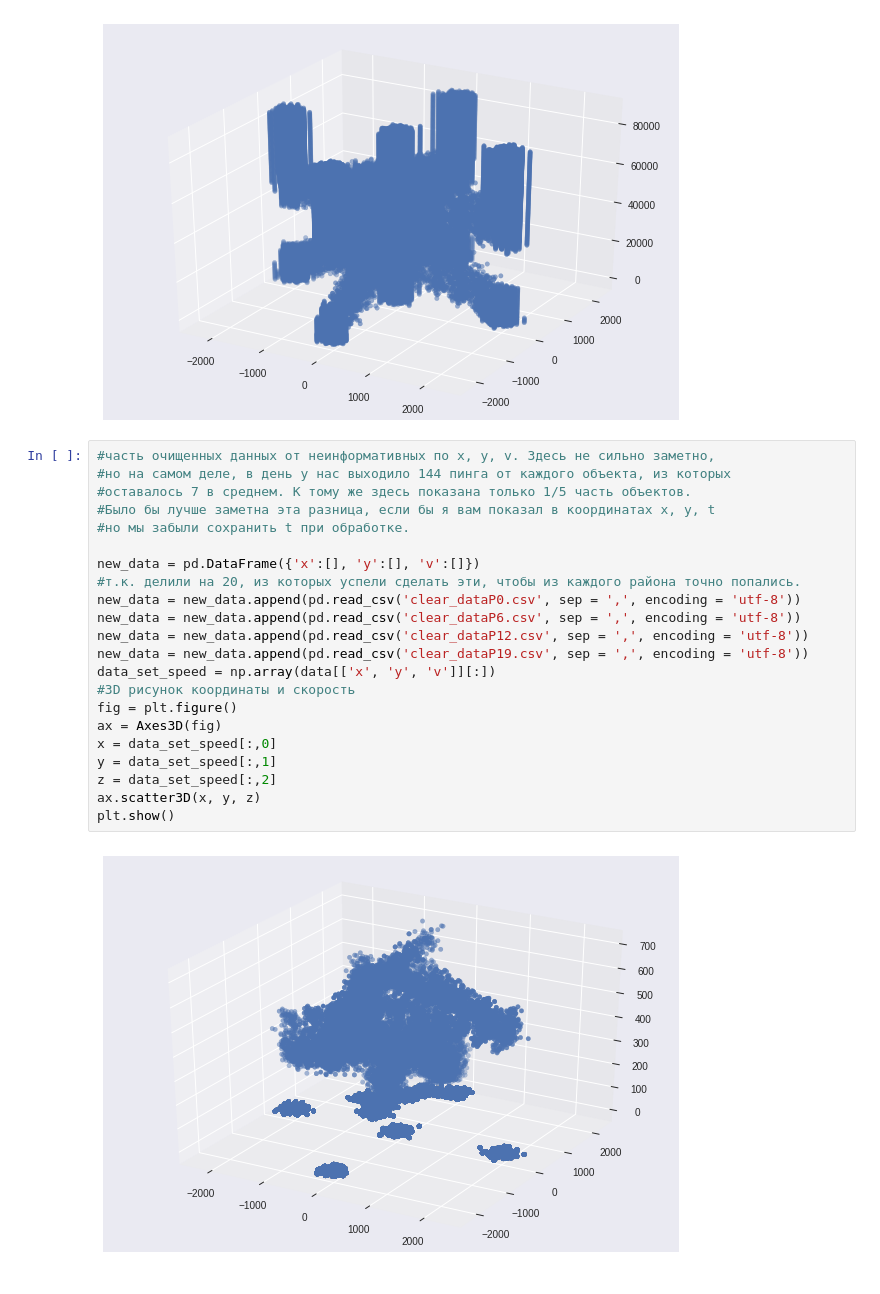
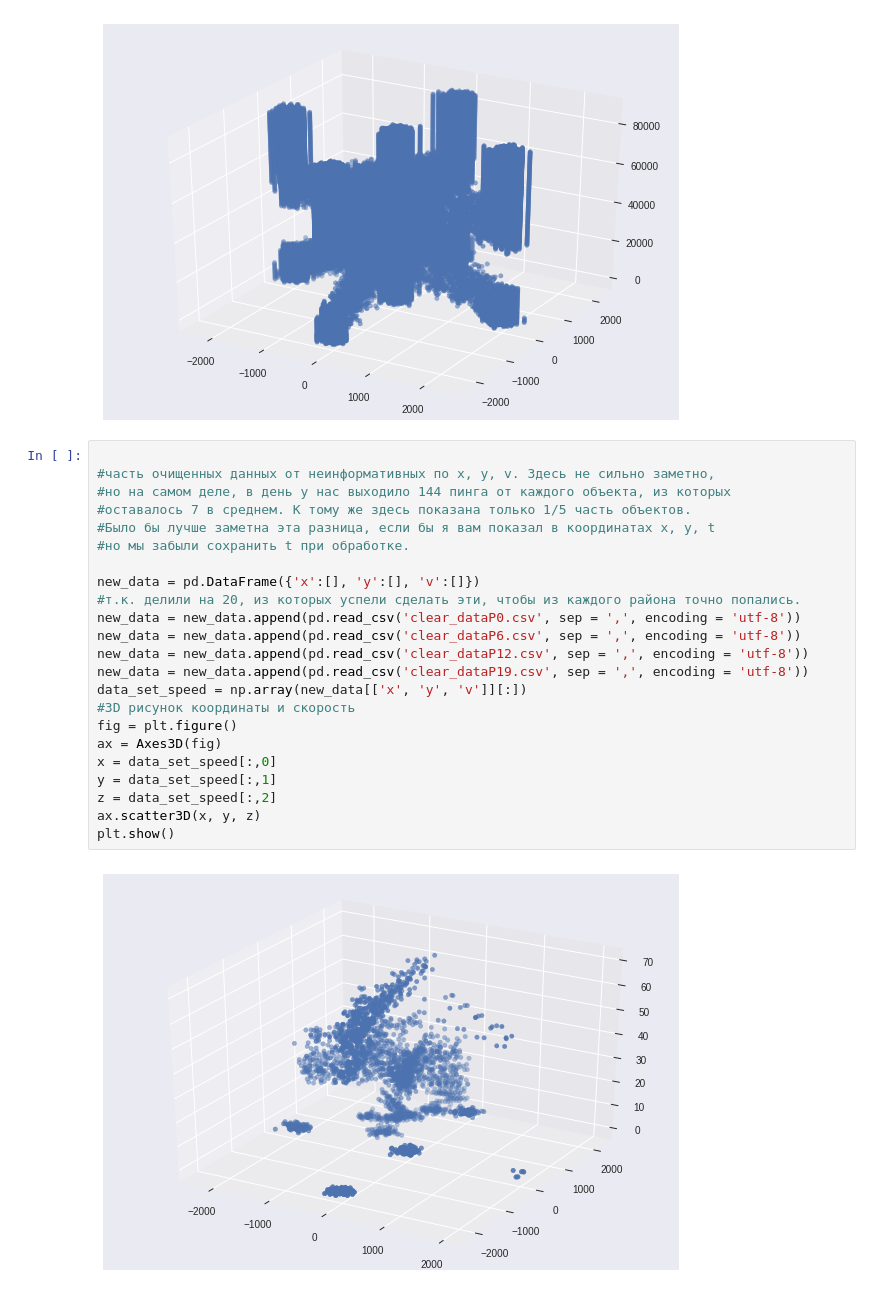
Before and after one commit to medzumi/iot_transport, a Jupyter notebook: data_v3_grapical.ipynb, the cells around one changed output. Drawn from its saved outputs; the diff is of its cells as text.

```diff
--- a/data_v3_grapical.ipynb
+++ b/data_v3_grapical.ipynb
@@ -38,26 +38,27 @@ plt.show()
 # %% [output]
 [figure]
 # %%
+
 #часть очищенных данных от неинформативных по x, y, v. Здесь не сильно заметно,
 #но на самом деле, в день у нас выходило 144 пинга от каждого объекта, из которых
 #оставалось 7 в среднем. К тому же здесь показана только 1/5 часть объектов.
 #Было бы лучше заметна эта разница, если бы я вам показал в координатах x, y, t
 #но мы забыли сохранить t при обработке.
 
 new_data = pd.DataFrame({'x':[], 'y':[], 'v':[]})
 #т.к. делили на 20, из которых успели сделать эти, чтобы из каждого района точно попались.
 new_data = new_data.append(pd.read_csv('clear_dataP0.csv', sep = ',', encoding = 'utf-8'))
 new_data = new_data.append(pd.read_csv('clear_dataP6.csv', sep = ',', encoding = 'utf-8'))
 new_data = new_data.append(pd.read_csv('clear_dataP12.csv', sep = ',', encoding = 'utf-8'))
 new_data = new_data.append(pd.read_csv('clear_dataP19.csv', sep = ',', encoding = 'utf-8'))
-data_set_speed = np.array(data[['x', 'y', 'v']][:])
+data_set_speed = np.array(new_data[['x', 'y', 'v']][:])
 #3D рисунок координаты и скорость
 fig = plt.figure()
 ax = Axes3D(fig)
 x = data_set_speed[:,0]
 y = data_set_speed[:,1]
 z = data_set_speed[:,2]
 ax.scatter3D(x, y, z)
 plt.show()
 # %% [output]
-[figure, old version]
+[figure, new version]
```
